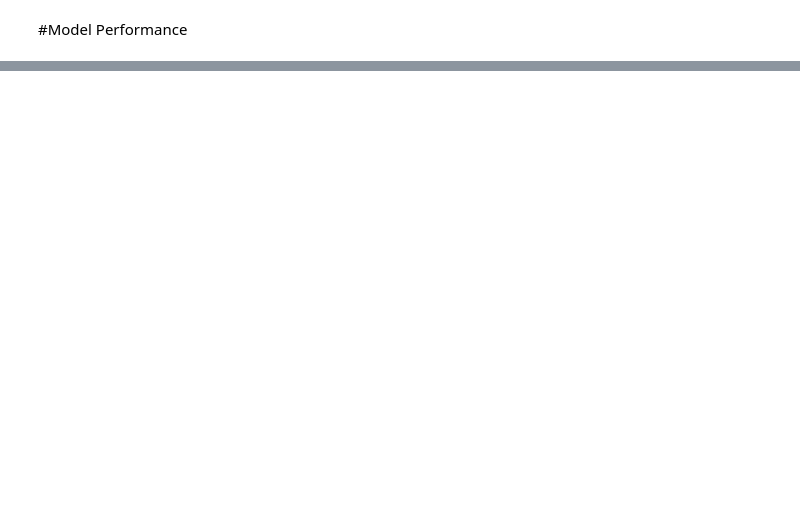
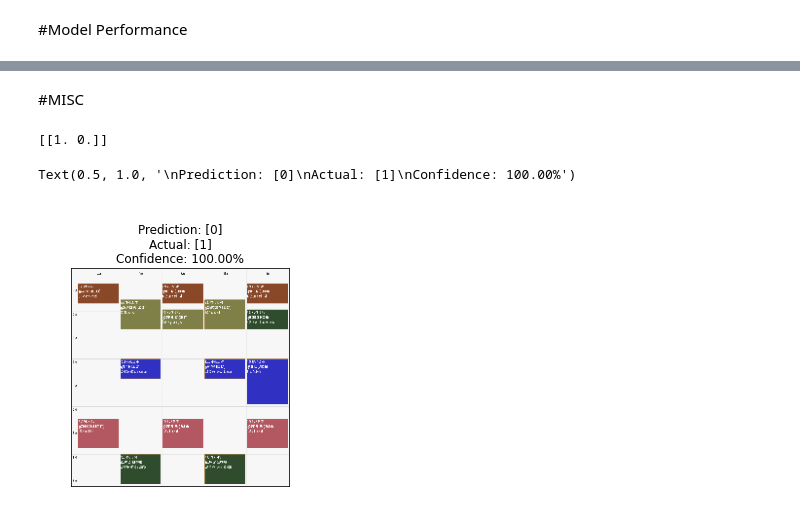
Before and after one commit to solislemuslab/tropical-stethoscope, a Jupyter notebook: Yuren/jupyter_notebook/classification.ipynb, the cells around one changed output, grey strips where cells are left out. Saved outputs shown, nothing was run; the diff lists cells and outputs as text; code cells hidden in the pictures; blank space fills up the shorter version.

```diff
--- a/Yuren/jupyter_notebook/classification.ipynb
+++ b/Yuren/jupyter_notebook/classification.ipynb
@@ -188,0 +512,27 @@ Text(0.5, 1.0, '\nPrediction: [25]\nActual: [95]\nConfidence: 4.22%')
+# %% [markdown]
+#MISC
+# %%
+# predit image with pre-trained weight of iamgeNet
+import cv2
+img_path = "My Drive/Stethoscope/2020Spring.png"
+img = cv2.imread(img_path, cv2.IMREAD_UNCHANGED)
+test_img = x=cv2.resize(img,(224,224))[:,:,:3]
+test_aux = [1000,1000,1000,1009]
+confidence = model.predict([np.reshape(test_img,(1,224,224,3)), np.reshape(test_aux, (1,4))])
+c  = float(str(confidence[0][np.argmax(confidence)])[:6]);
+print(confidence)
+
+fig = plt.figure()
+ax = fig.add_subplot(1, 1, 1)
+# img = plt.imshow(test_img[:,:,1])
+img = plt.imshow(test_img)
+ax.tick_params(axis='x', colors='white')
+ax.tick_params(axis='y', colors='white')
+title = ('\nPrediction: ' + str([np.argmax(confidence)]) +
+          '\nActual: ' + str([np.argmax(cat_y_test[randIdx])]) +
+          '\nConfidence: ' +'{:.2%}'.format(c))
+plt.title(title)
+# %% [output]
+[[1. 0.]]
+Text(0.5, 1.0, '\nPrediction: [0]\nActual: [1]\nConfidence: 100.00%')
+[figure, added]
```
Also changed, not shown: parts of 37 cells of this notebook, 2 other files.
